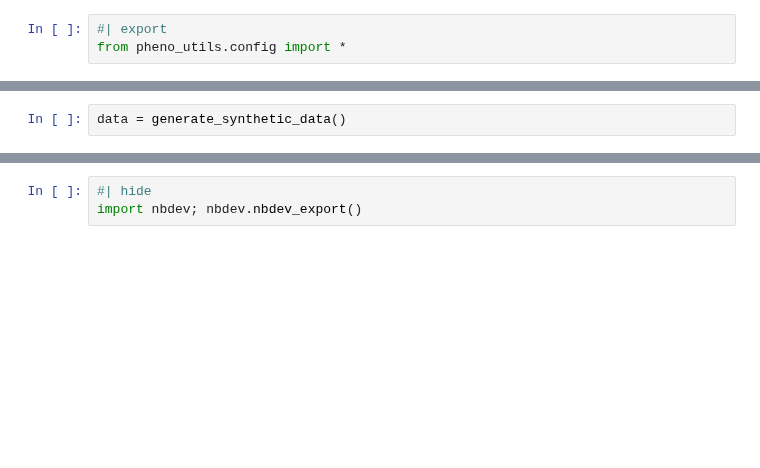
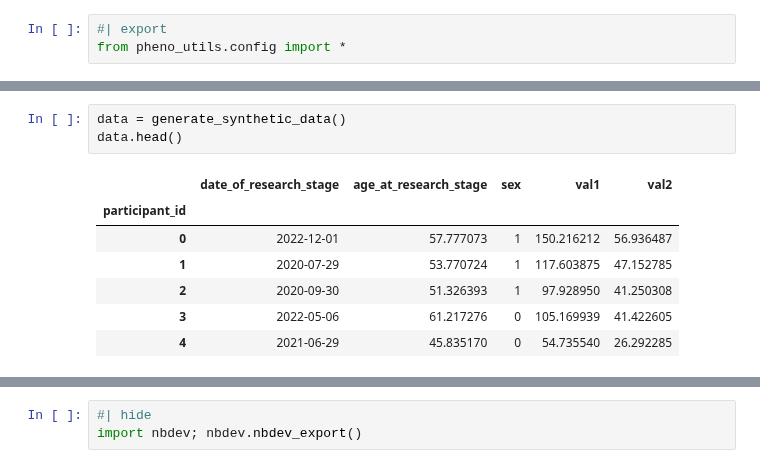
Before and after one commit to pheno-ai/pheno-utils, a Jupyter notebook: nbs/04_date_plots.ipynb, the cells around one changed output, grey strips where cells are left out. Saved outputs shown, nothing was run; the diff lists cells and outputs as text; blank space fills up the shorter version.

```diff
--- a/nbs/04_date_plots.ipynb
+++ b/nbs/04_date_plots.ipynb
@@ -72,3 +73,12 @@ def dates_dist_plot(df: pd.DataFrame, col: str, sampling_period: str = "W-MON",
         ax.set_ylim(ylim)
 # %%
 data = generate_synthetic_data()
+data.head()
+# %% [output]
+|  | date_of_research_stage | age_at_research_stage | sex | val1 | val2 |
+| participant_id |  |  |  |  |  |
+| 0 | 2022-12-01 | 57.777073 | 1 | 150.216212 | 56.936487 |
+| 1 | 2020-07-29 | 53.770724 | 1 | 117.603875 | 47.152785 |
+| 2 | 2020-09-30 | 51.326393 | 1 | 97.928950 | 41.250308 |
+| 3 | 2022-05-06 | 61.217276 | 0 | 105.169939 | 41.422605 |
+| 4 | 2021-06-29 | 45.835170 | 0 | 54.735540 | 26.292285 |
```
Also changed, not shown: parts of 2 cells of this notebook, 3 other files.
